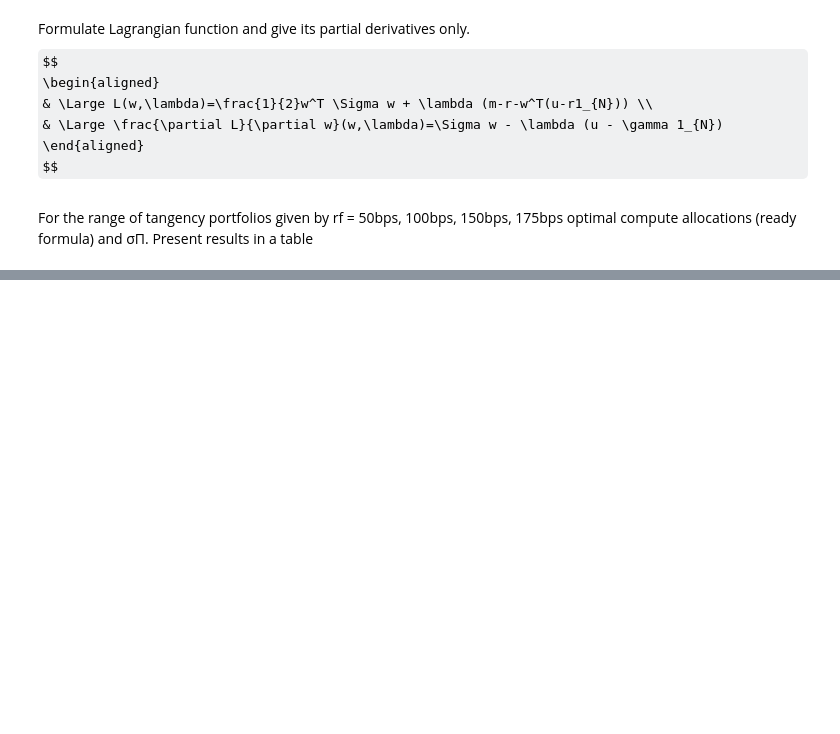
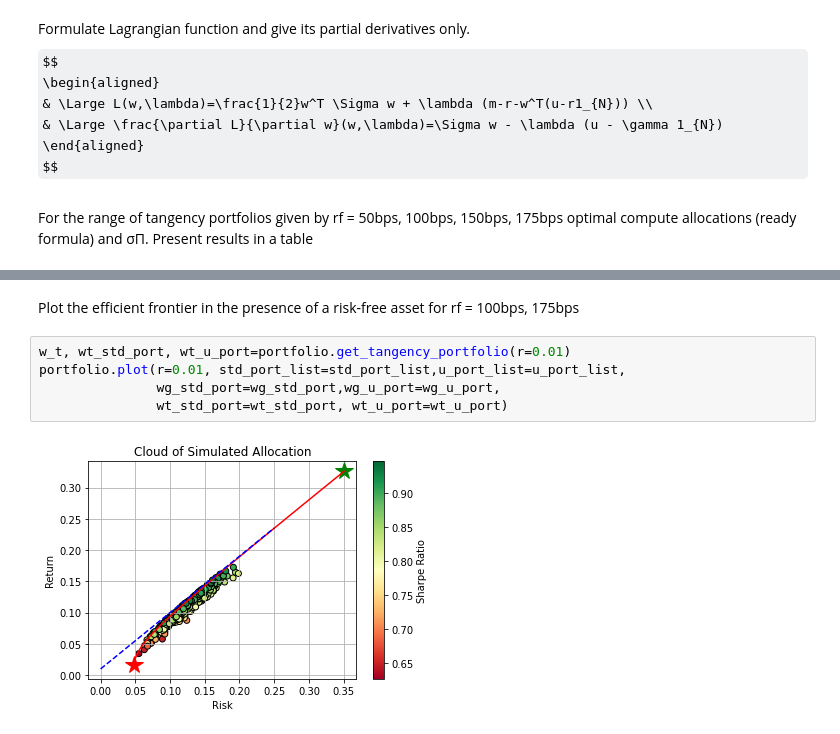
Before and after one commit to 15151874182/CQF, a Jupyter notebook: Exam1/Exam1.ipynb, the cells around one changed output, grey strips where cells are left out. Saved outputs shown, nothing was run; the diff lists cells and outputs as text; some formulas as TeX source; blank space fills up the shorter version.

```diff
--- a/Exam1/Exam1.ipynb
+++ b/Exam1/Exam1.ipynb
@@ -218,0 +234,9 @@ df
+# %% [markdown]
+Plot the efficient frontier in the presence of a risk-free asset for rf = 100bps, 175bps
+# %%
+w_t, wt_std_port, wt_u_port=portfolio.get_tangency_portfolio(r=0.01)
+portfolio.plot(r=0.01, std_port_list=std_port_list,u_port_list=u_port_list,
+               wg_std_port=wg_std_port,wg_u_port=wg_u_port,
+               wt_std_port=wt_std_port, wt_u_port=wt_u_port)
+# %% [output]
+[figure, added]
```
Also changed, not shown: parts of 8 cells of this notebook, 1 other file.
